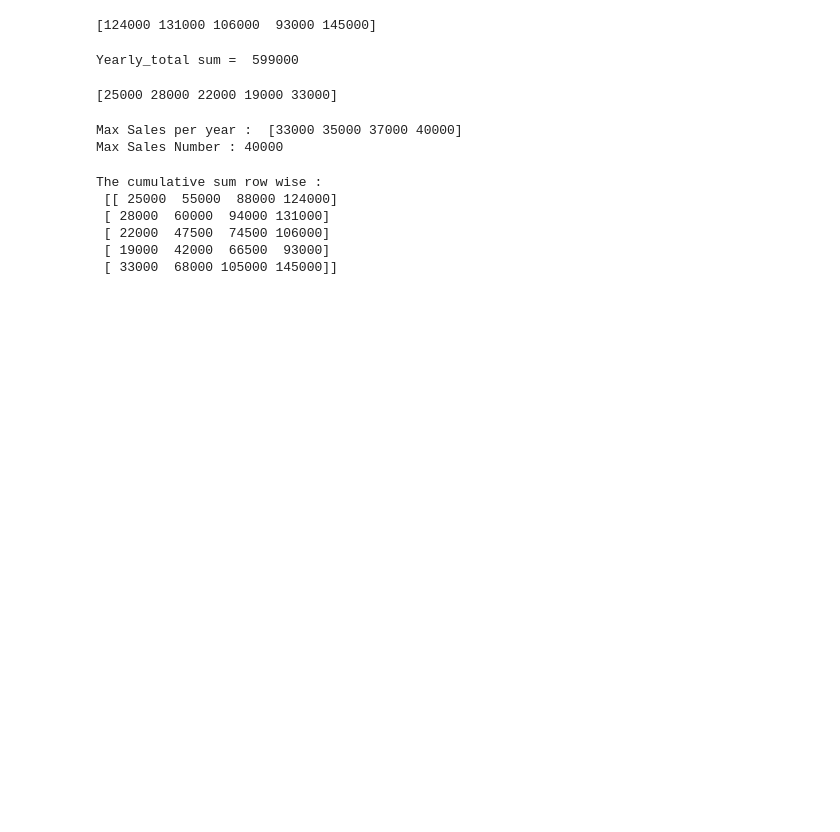
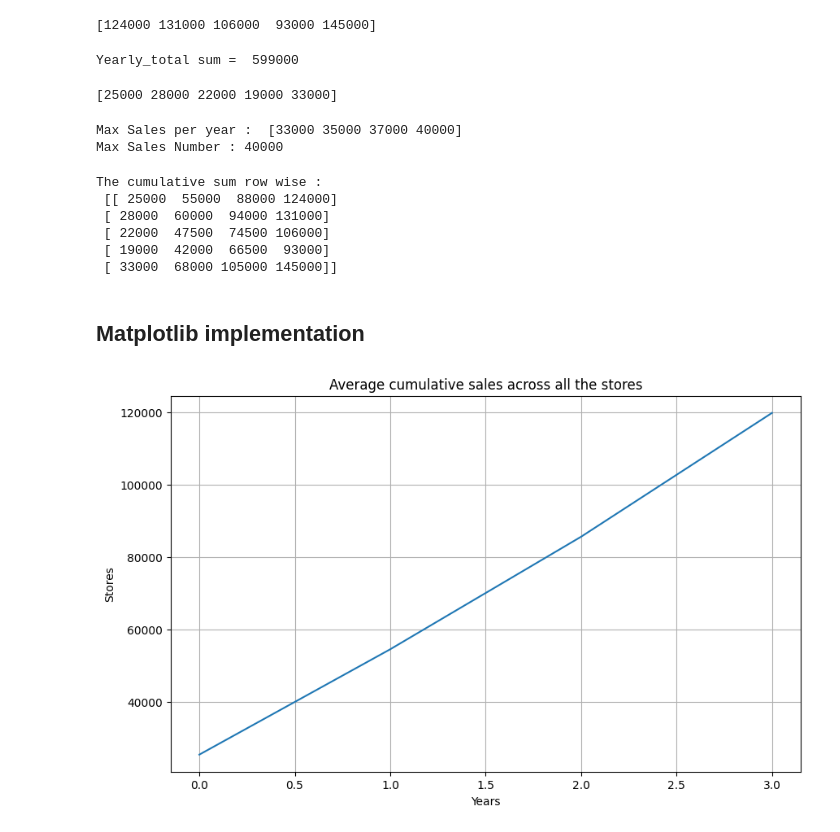
Before and after one commit to Khwaza-Saqlain/Numpy_All, a Jupyter notebook: Final_Phase_Notes.ipynb, the cells around one changed output. Cells and saved outputs as stored; diff of their text form; code cells hidden in the pictures; blank space fills up the shorter version.

Commit message:
Added some more final contents to my files like matplotlib

```diff
--- a/Final_Phase_Notes.ipynb
+++ b/Final_Phase_Notes.ipynb
@@ -76,3 +74,15 @@ The cumulative sum row wise :
  [ 22000  47500  74500 106000]
  [ 19000  42000  66500  93000]
  [ 33000  68000 105000 145000]]
+# %% [markdown]
+## Matplotlib implementation
+# %%
+plt.figure(figsize=(10,6)) #determines the size of the graph to be shown in the notebook
+plt.plot(np.mean(cumsum,axis=0)) #it finds out the mean of the stores for each year and plots in the graph.
+plt.title("Average cumulative sales across all the stores")
+plt.xlabel("Years")
+plt.ylabel("Stores")
+plt.grid("True")
+plt.show()
+# %% [output]
+[figure, added]
```
Also changed, not shown: parts of 1 cell of this notebook, 2 other files.
